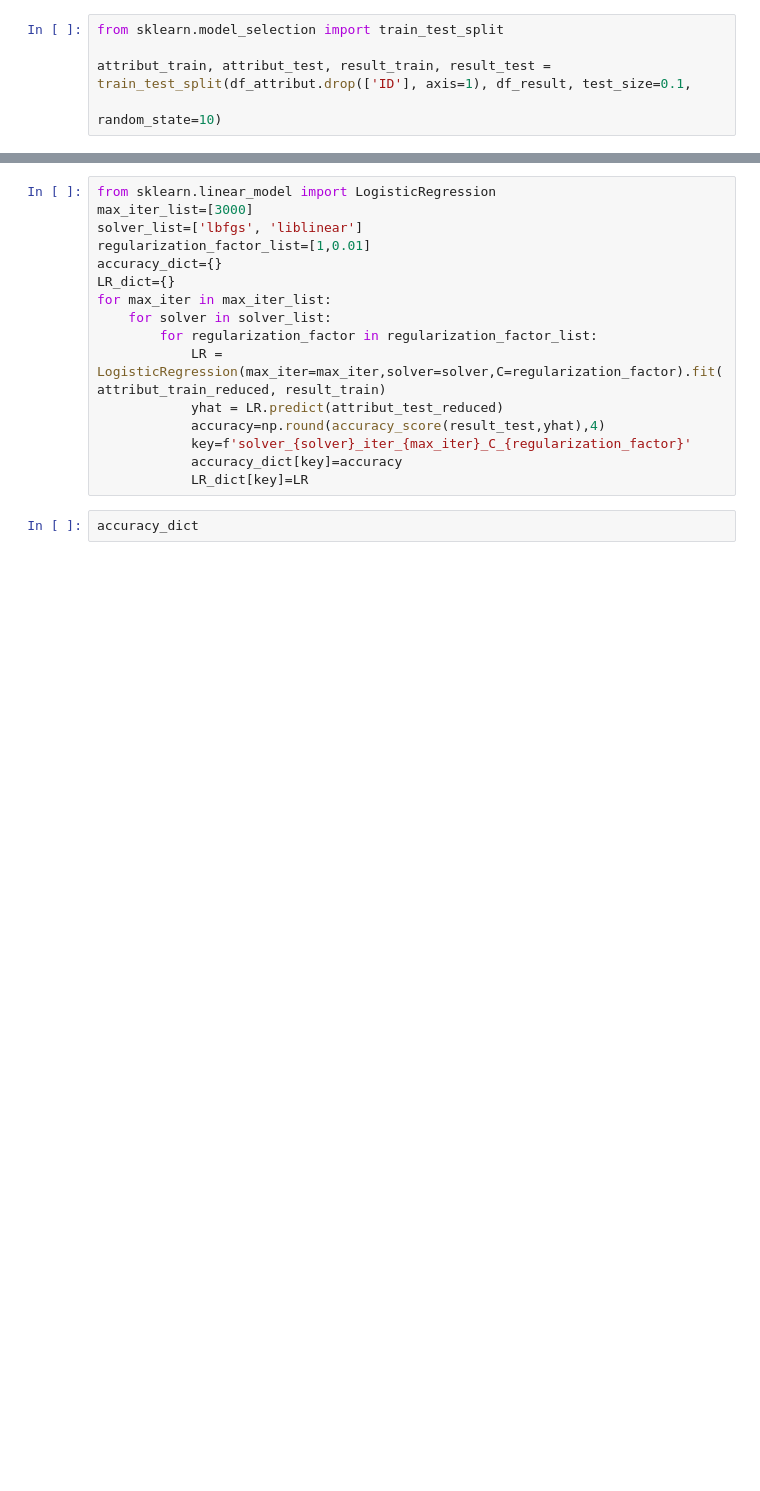
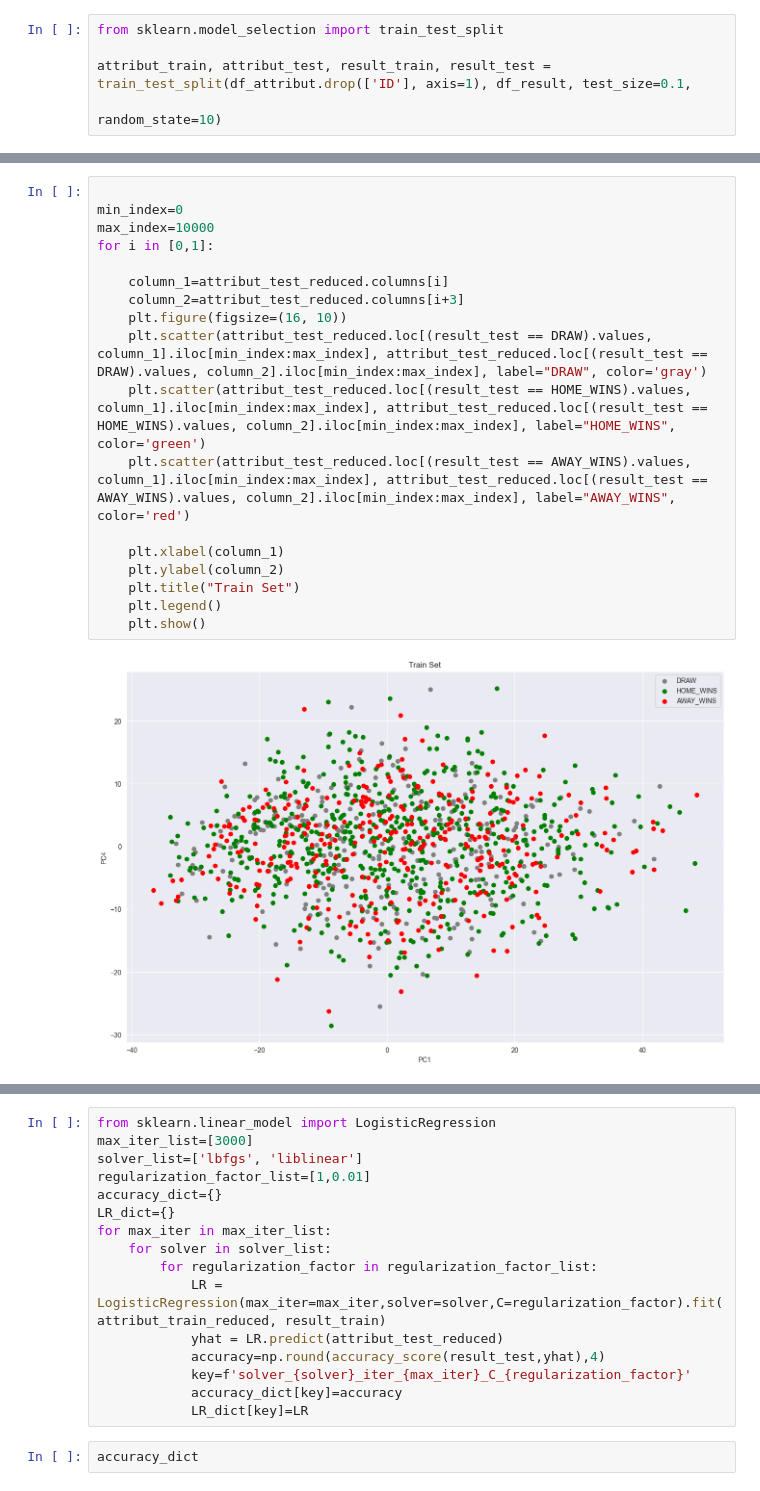
Before and after one commit to MOUAK-Ayoub/QRT-data-challenge, a Jupyter notebook: notebooks/pca_logistic_regression.ipynb, the cells around one changed output, grey strips where cells are left out. Saved outputs shown, nothing was run; the diff lists cells and outputs as text; blank space fills up the shorter version.

```diff
--- a/notebooks/pca_logistic_regression.ipynb
+++ b/notebooks/pca_logistic_regression.ipynb
@@ -74,0 +77,20 @@ Passing `palette` without assigning `hue` is deprecated and will be removed in v
+# %%
+
+min_index=0
+max_index=10000
+for i in [0,1]:
+
+    column_1=attribut_test_reduced.columns[i]
+    column_2=attribut_test_reduced.columns[i+3]
+    plt.figure(figsize=(16, 10))
+    plt.scatter(attribut_test_reduced.loc[(result_test == DRAW).values, column_1].iloc[min_index:max_index], attribut_test_reduced.loc[(result_test == DRAW).values, column_2].iloc[min_index:max_index], label="DRAW", color='gray')
+    plt.scatter(attribut_test_reduced.loc[(result_test == HOME_WINS).values, column_1].iloc[min_index:max_index], attribut_test_reduced.loc[(result_test == HOME_WINS).values, column_2].iloc[min_index:max_index], label="HOME_WINS", color='green')
+    plt.scatter(attribut_test_reduced.loc[(result_test == AWAY_WINS).values, column_1].iloc[min_index:max_index], attribut_test_reduced.loc[(result_test == AWAY_WINS).values, column_2].iloc[min_index:max_index], label="AWAY_WINS", color='red')
+
+    plt.xlabel(column_1)
+    plt.ylabel(column_2)
+    plt.title("Train Set")
+    plt.legend()
+    plt.show()
+# %% [output]
+[figure, added]
```
Also changed, not shown: parts of 17 cells of this notebook, 1 other file.
